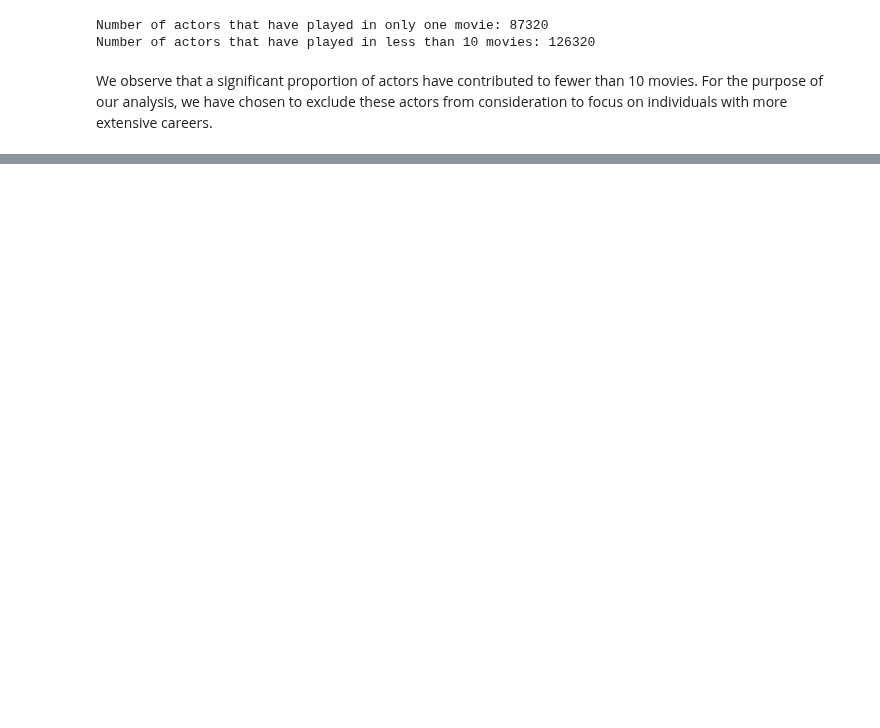
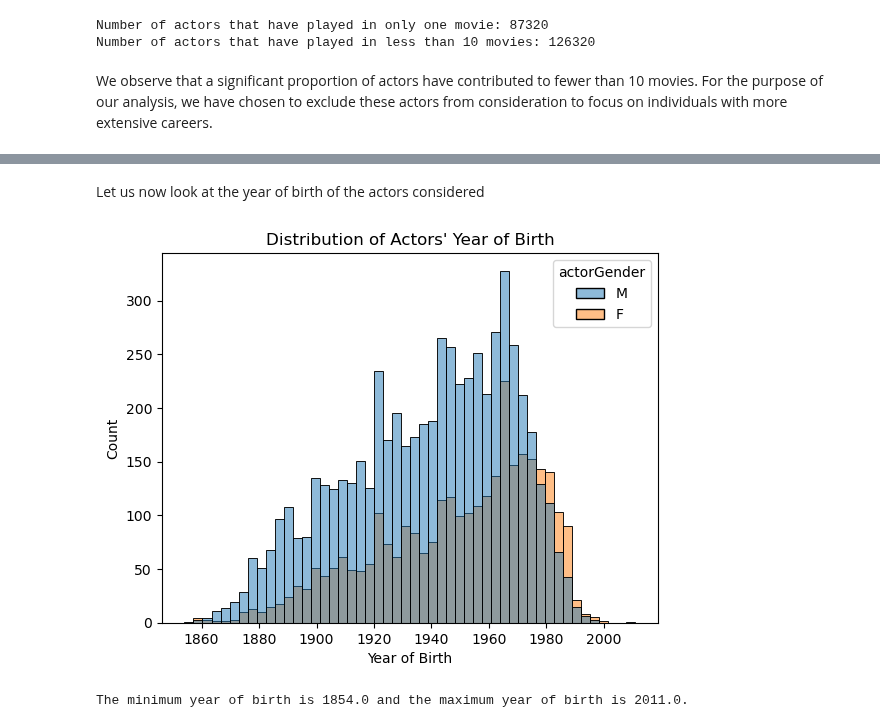
Before and after one commit to epfl-ada/ada-2023-project-lovelace, a Jupyter notebook: Code/project_milestone_2.ipynb, the cells around one changed output, grey strips where cells are left out. Cells and saved outputs as stored; diff of their text form; code cells hidden in the pictures; blank space fills up the shorter version.

```diff
--- a/Code/project_milestone_2.ipynb
+++ b/Code/project_milestone_2.ipynb
@@ -704,0 +707,20 @@ plt.show()
+# %% [markdown]
+Let us now look at the year of birth of the actors considered
+# %%
+actors_load['actorDOB'] = pd.to_datetime(actors_load['actorDOB'])
+actors_load['yearOfBirth'] = actors_load['actorDOB'].dt.year
+
+# Plot histogram
+sns.histplot(data=actors_load, x='yearOfBirth', bins=50, hue = 'actorGender')
+plt.title("Distribution of Actors' Year of Birth")
+plt.xlabel("Year of Birth")
+plt.ylabel("Count")
+plt.show()
+
+min_year = actors_load['yearOfBirth'].min()
+max_year = actors_load['yearOfBirth'].max()
+
+print(f"The minimum year of birth is {min_year} and the maximum year of birth is {max_year}.")
+# %% [output]
+[figure, added]
+The minimum year of birth is 1854.0 and the maximum year of birth is 2011.0.
```
Also changed, not shown: parts of 7 cells of this notebook.
